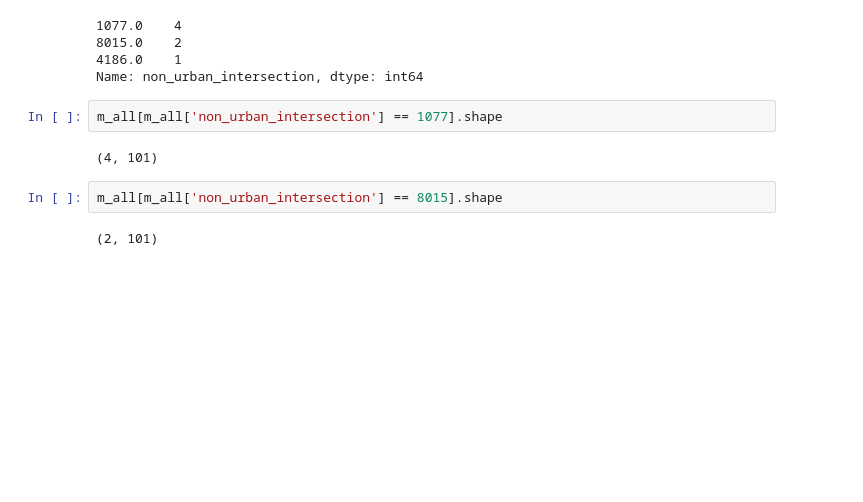
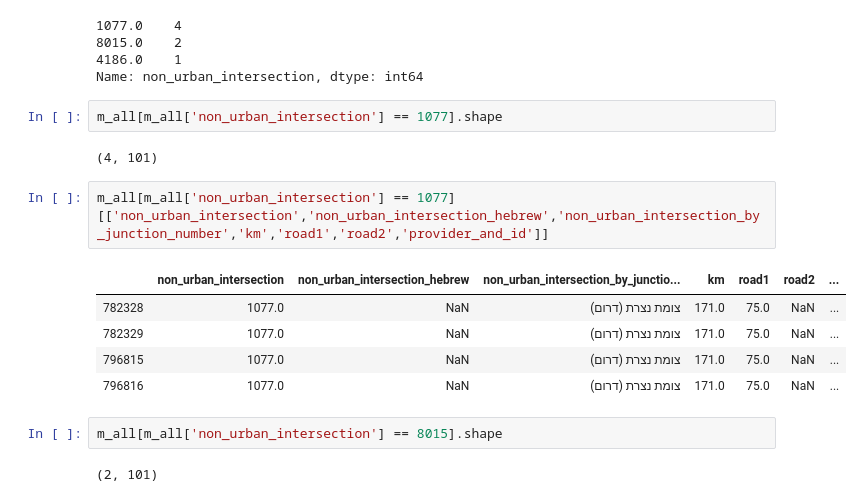
Before and after one commit to data-for-change/anyway-data-science, a Jupyter notebook: analysis_notebooks/markers_hebrew_mismatches_2019.ipynb, the cells around one changed output. Saved outputs shown, nothing was run; the diff lists cells and outputs as text; blank space fills up the shorter version.

```diff
--- a/analysis_notebooks/markers_hebrew_mismatches_2019.ipynb
+++ b/analysis_notebooks/markers_hebrew_mismatches_2019.ipynb
@@ -908,6 +916,14 @@ Name: non_urban_intersection, dtype: int64
 m_all[m_all['non_urban_intersection'] == 1077].shape
 # %% [output]
 (4, 101)
+# %%
+m_all[m_all['non_urban_intersection'] == 1077][['non_urban_intersection','non_urban_intersection_hebrew','non_urban_intersection_by_junction_number','km','road1','road2','provider_and_id']]
+# %% [output]
+|  | non_urban_intersection | non_urban_intersection_hebrew | non_urban_intersection_by_junctio... | km | road1 | road2 | ... |
+| 782328 | 1077.0 | NaN | צומת נצרת (דרום) | 171.0 | 75.0 | NaN | ... |
+| 782329 | 1077.0 | NaN | צומת נצרת (דרום) | 171.0 | 75.0 | NaN | ... |
+| 796815 | 1077.0 | NaN | צומת נצרת (דרום) | 171.0 | 75.0 | NaN | ... |
+| 796816 | 1077.0 | NaN | צומת נצרת (דרום) | 171.0 | 75.0 | NaN | ... |
 # %%
 m_all[m_all['non_urban_intersection'] == 8015].shape
 # %% [output]
```
Also changed, not shown: parts of 7 cells of this notebook, 1 other file.
